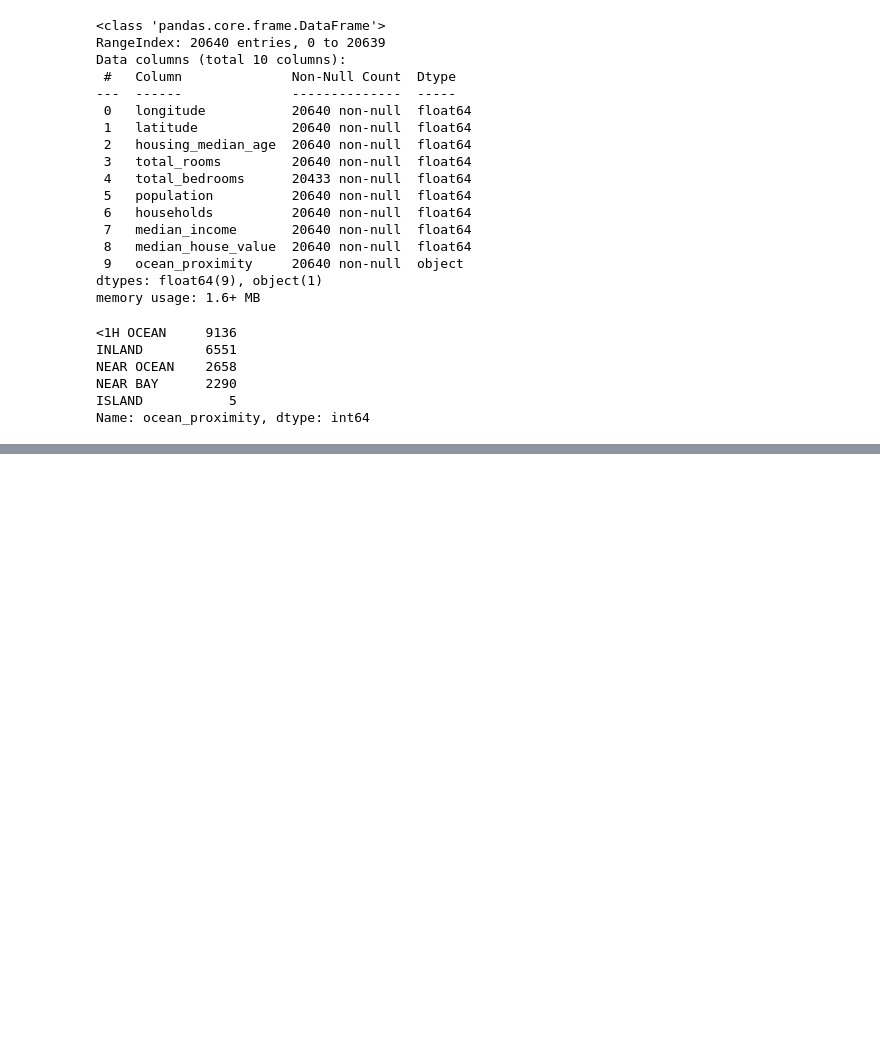
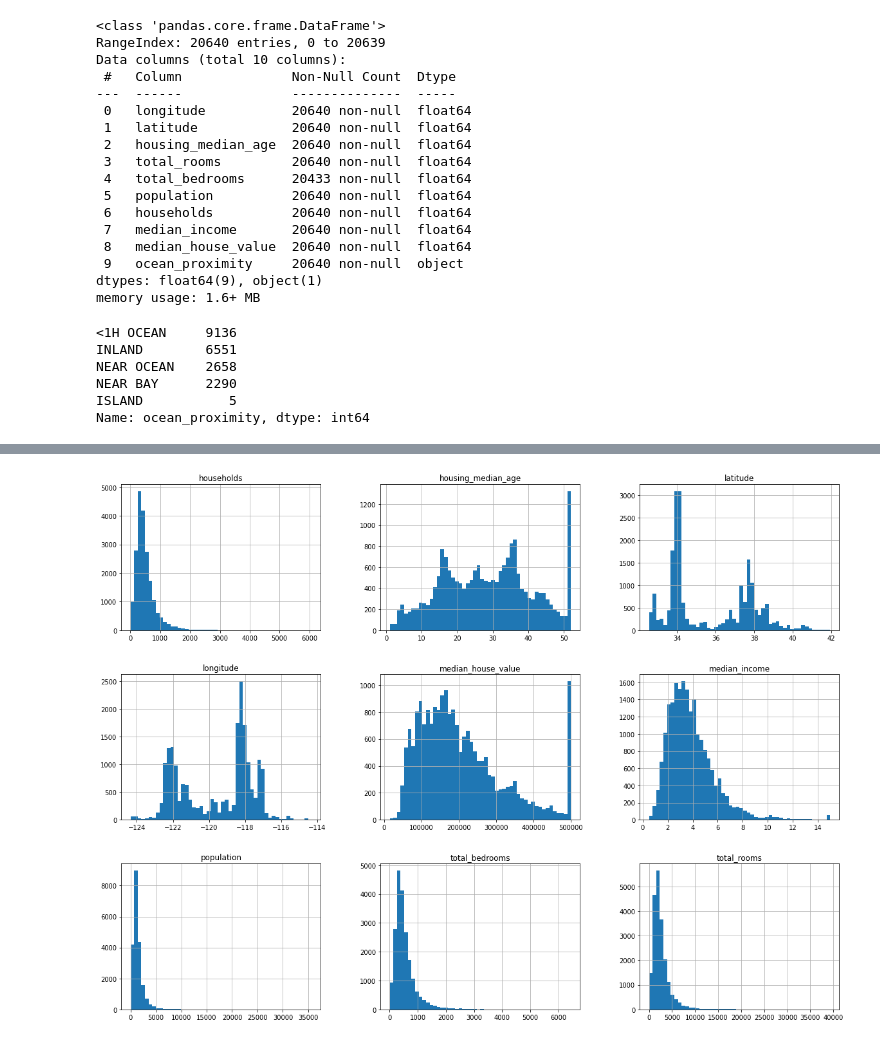
Before and after one commit to babul7154/ML-Projects, a Jupyter notebook: Machine_learning.ipynb, the cells around one changed output, grey strips where cells are left out. Drawn from its saved outputs; the diff is of its cells as text; code cells hidden in the pictures; blank space fills up the shorter version.

```diff
--- a/Machine_learning.ipynb
+++ b/Machine_learning.ipynb
@@ -74,3 +76,10 @@ housing.describe()
 | 50% | -118.490000 | 34.260000 | 29.000000 | 2127.000000 | 435.000000 | 1166.000000 | 409.000000 | ... |
 | 75% | -118.010000 | 37.710000 | 37.000000 | 3148.000000 | 647.000000 | 1725.000000 | 605.000000 | ... |
 | max | -114.310000 | 41.950000 | 52.000000 | 39320.000000 | 6445.000000 | 35682.000000 | 6082.000000 | ... |
+# %%
+import matplotlib.pyplot as plt
+housing.hist(bins=50,figsize=(20,15))
+plt.savefig("/content/drive/My Drive/Colab Notebooks/Plt image/housing_hist")
+plt.show()
+# %% [output]
+[figure, added]
```
Also changed, not shown: parts of 29 cells of this notebook.
